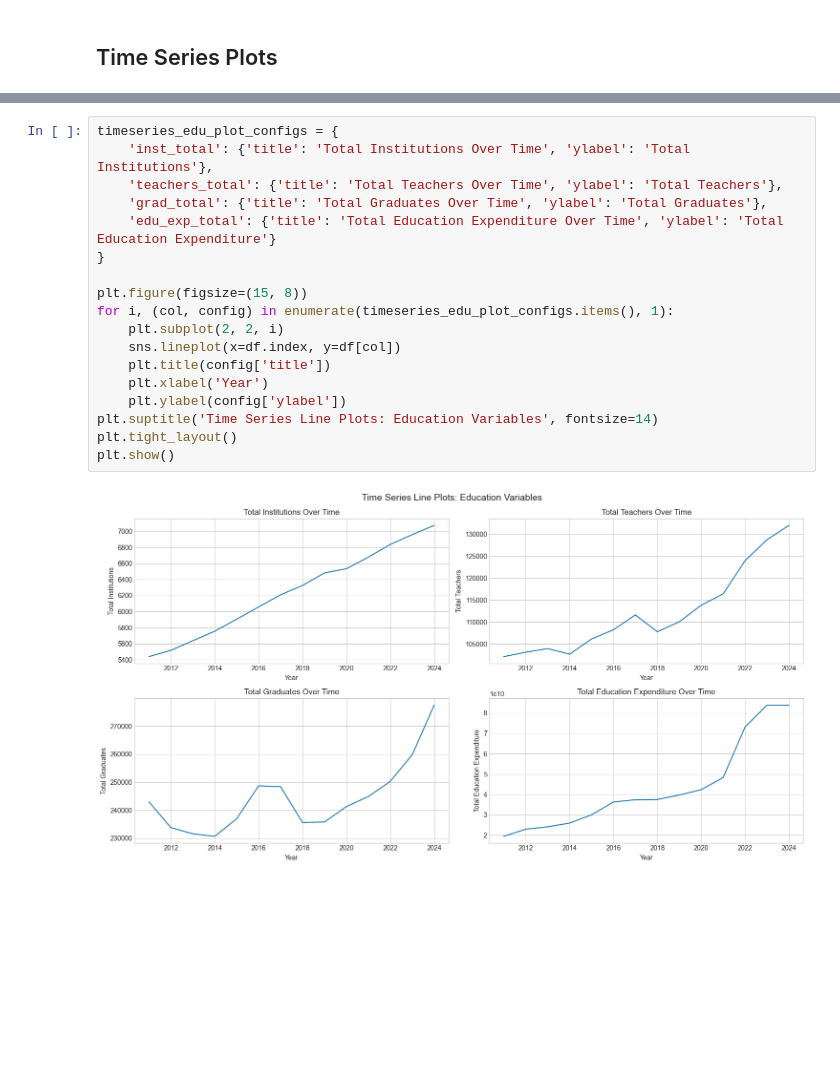
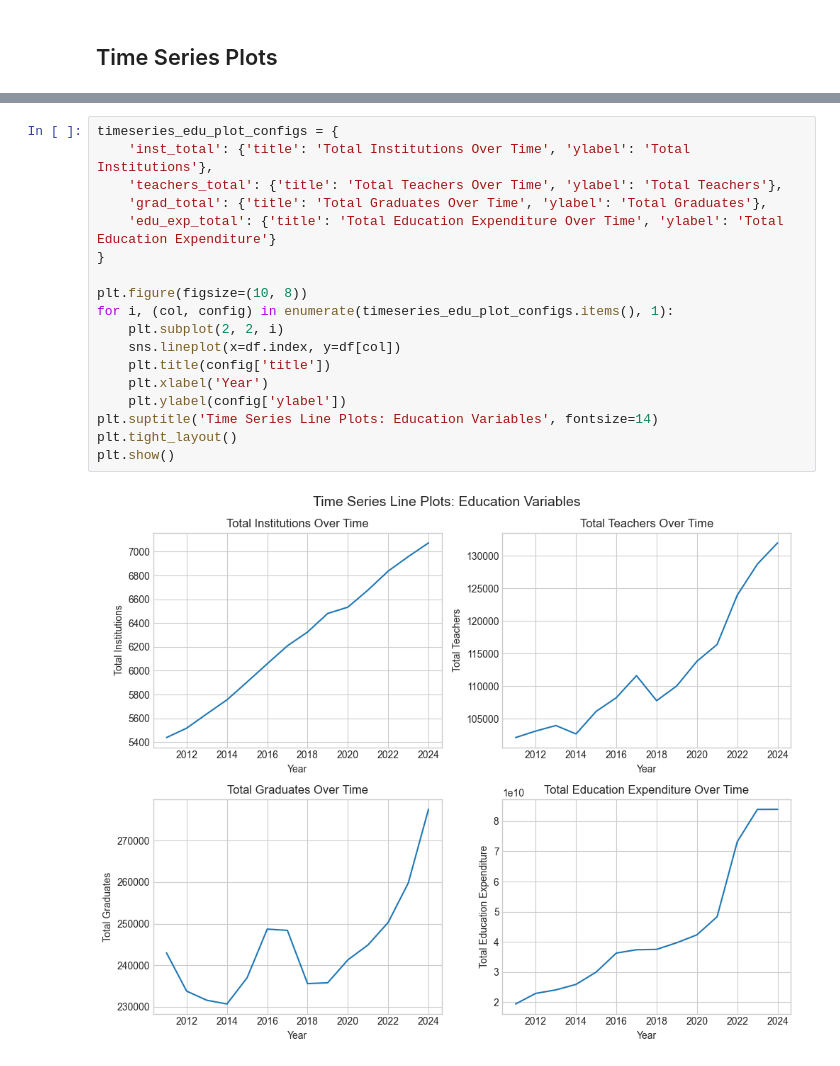
Before and after one commit to rus5sp/DAV-Project, a Jupyter notebook: eda.ipynb, the cells around one changed output, grey strips where cells are left out. Drawn from its saved outputs; the diff is of its cells as text; blank space fills up the shorter version.

```diff
--- a/eda.ipynb
+++ b/eda.ipynb
@@ -219,20 +219,20 @@ plt.show()
 # %%
 timeseries_edu_plot_configs = {
     'inst_total': {'title': 'Total Institutions Over Time', 'ylabel': 'Total Institutions'},
     'teachers_total': {'title': 'Total Teachers Over Time', 'ylabel': 'Total Teachers'},
     'grad_total': {'title': 'Total Graduates Over Time', 'ylabel': 'Total Graduates'},
     'edu_exp_total': {'title': 'Total Education Expenditure Over Time', 'ylabel': 'Total Education Expenditure'}
 }
 
-plt.figure(figsize=(15, 8))
+plt.figure(figsize=(10, 8))
 for i, (col, config) in enumerate(timeseries_edu_plot_configs.items(), 1):
     plt.subplot(2, 2, i)
     sns.lineplot(x=df.index, y=df[col])
     plt.title(config['title'])
     plt.xlabel('Year')
     plt.ylabel(config['ylabel'])
 plt.suptitle('Time Series Line Plots: Education Variables', fontsize=14)
 plt.tight_layout()
 plt.show()
 # %% [output]
-[figure, old version]
+[figure, new version]
```
Also changed, not shown: parts of 6 cells of this notebook.
